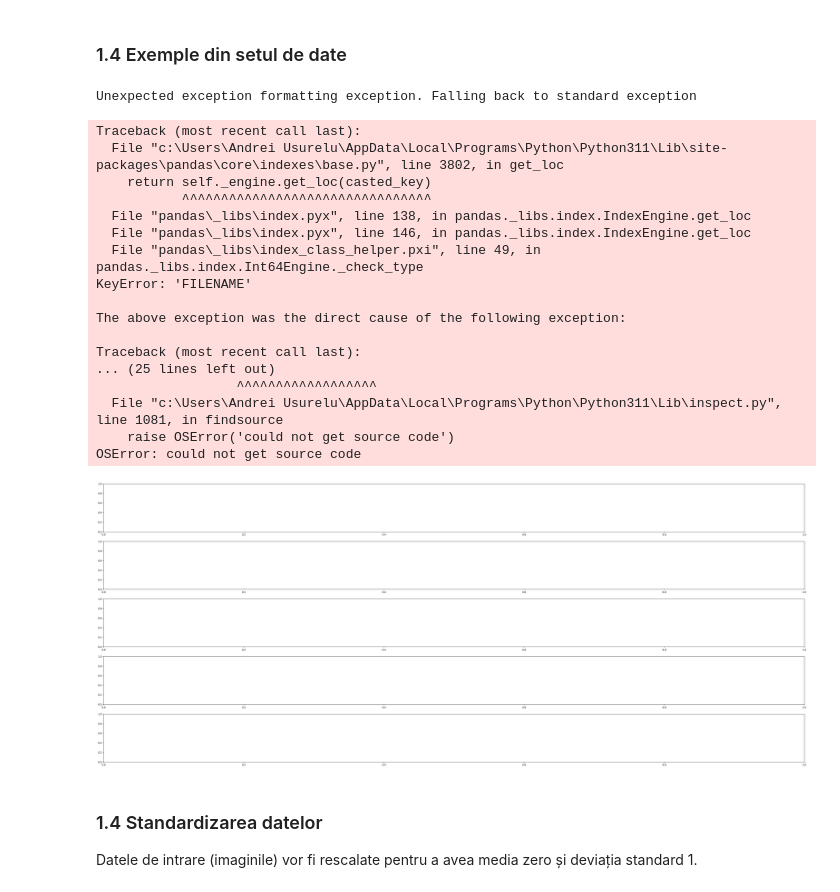
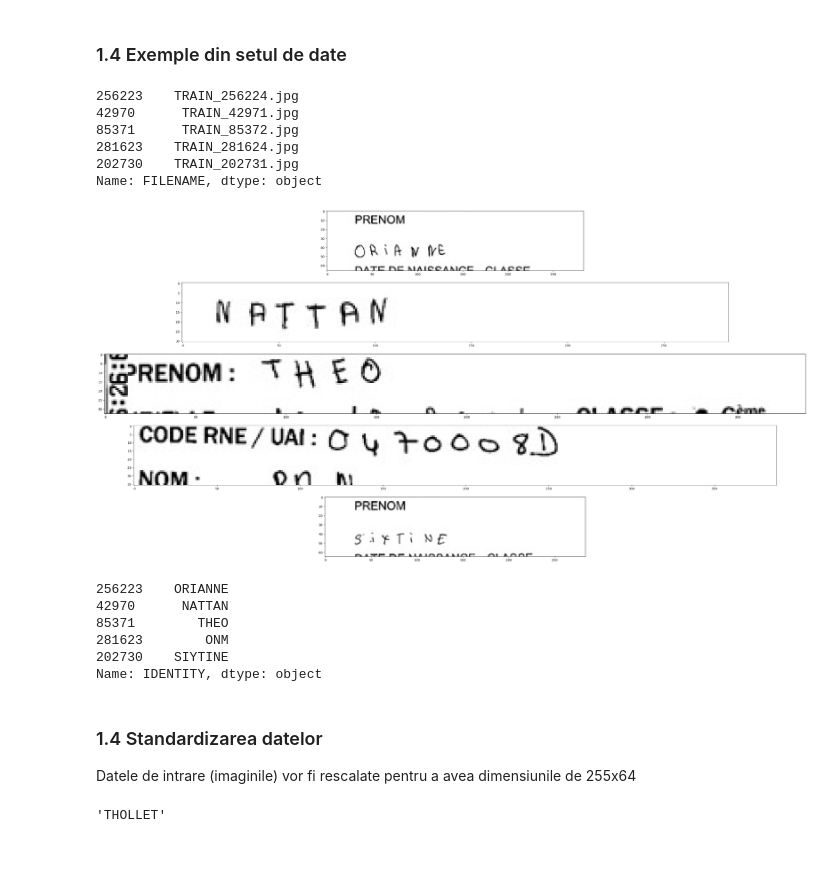
Before and after one commit to ACS-SII/proiect-2024-icr-model-analysis, a Jupyter notebook: icr_analysis.ipynb, the cells around one changed output. Saved outputs shown, nothing was run; the diff lists cells and outputs as text; code cells hidden in the pictures; blank space fills up the shorter version.

```diff
--- a/icr_analysis.ipynb
+++ b/icr_analysis.ipynb
@@ -94,36 +168,30 @@ KeyError: 'IDENTITY'
 # %% [markdown]
 ### 1.4 Exemple din setul de date
 # %%
-idxs = np.random.randint(0, len(train_data), 5)
+idxs = np.random.randint(0, len(train_data_csv), 5)
 fig,axes = plt.subplots(nrows=5, ncols=1, figsize=(50, 20))
-print(train_data['FILENAME'][idxs])
+print(train_data_csv['FILENAME'][idxs])
 for i, idx in enumerate(idxs):
-    axes[i].imshow(Image.open('handwriting-recognition/train_v2/train/' + train_data['FILENAME'][idx]).convert('LA'))
+    axes[i].imshow(Image.open('handwriting-recognition/train_v2/train/' + train_data_csv['FILENAME'][idx]).convert('LA'))
 
 plt.show()
 
-print(train_data['IDENTITY'][idxs])
+print(train_data_csv['IDENTITY'][idxs])
 # %% [output]
-Unexpected exception formatting exception. Falling back to standard exception
+256223    TRAIN_256224.jpg
+42970      TRAIN_42971.jpg
+85371      TRAIN_85372.jpg
+281623    TRAIN_281624.jpg
+202730    TRAIN_202731.jpg
+Name: FILENAME, dtype: object
+[figure, new version]
-Traceback (most recent call last):
-  File "c:\Users\Andrei Usurelu\AppData\Local\Programs\Python\Python311\Lib\site-packages\pandas\core\indexes\base.py", line 3802, in get_loc
-    return self._engine.get_loc(casted_key)
-           ^^^^^^^^^^^^^^^^^^^^^^^^^^^^^^^^
-  File "pandas\_libs\index.pyx", line 138, in pandas._libs.index.IndexEngine.get_loc
-  File "pandas\_libs\index.pyx", line 146, in pandas._libs.index.IndexEngine.get_loc
-  File "pandas\_libs\index_class_helper.pxi", line 49, in pandas._libs.index.Int64Engine._check_type
-KeyError: 'FILENAME'
-
-The above exception was the direct cause of the following exception:
-
-Traceback (most recent call last):
-... (25 lines left out)
-                  ^^^^^^^^^^^^^^^^^^
-  File "c:\Users\Andrei Usurelu\AppData\Local\Programs\Python\Python311\Lib\inspect.py", line 1081, in findsource
-    raise OSError('could not get source code')
-OSError: could not get source code
+256223    ORIANNE
+42970      NATTAN
+85371        THEO
+281623        ONM
+202730    SIYTINE
+Name: IDENTITY, dtype: object
-[figure, old version]
 # %% [markdown]
 ### 1.4 Standardizarea datelor
 
-Datele de intrare (imaginile) vor fi rescalate pentru a avea media zero și deviația standard 1.
+Datele de intrare (imaginile) vor fi rescalate pentru a avea dimensiunile de 255x64
@@ -129,0 +214,7 @@ Datele de intrare (imaginile) vor fi rescalate pentru a avea media zero și devi
+# %%
+train_data = train_data_csv.sample(n=train_size)
+validation_data = validation_data_csv.sample(n=validation_size)
+test_data = test_data_csv.sample(n=test_size)
+train_data.iloc[10]['IDENTITY']
+# %% [output]
+'THOLLET'
```
Also changed, not shown: parts of 24 cells of this notebook.
